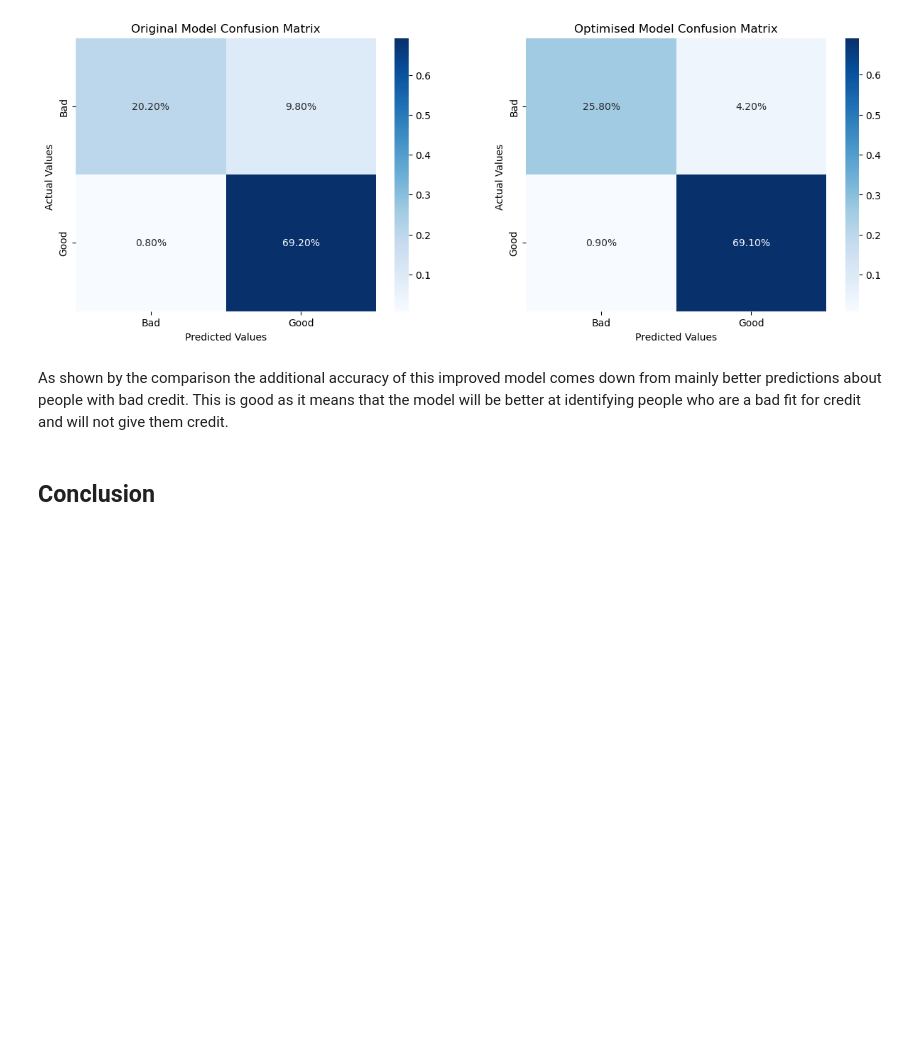
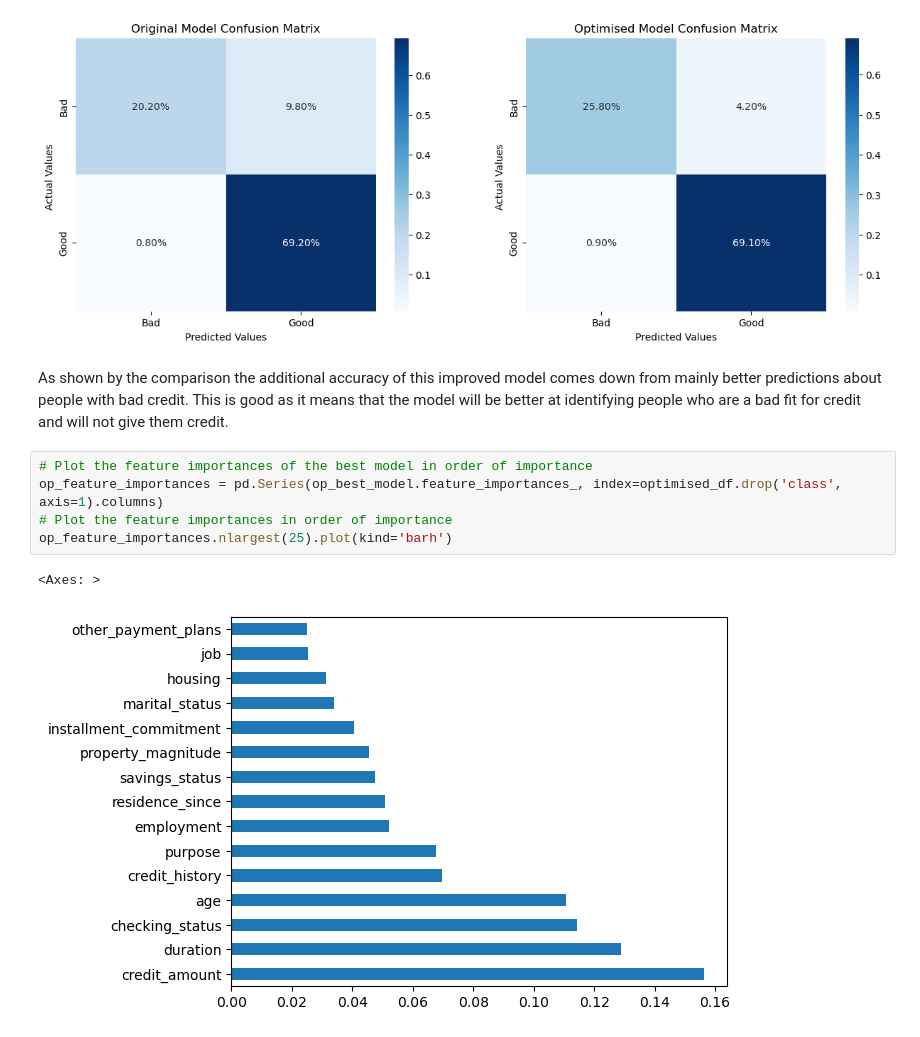
Before and after one commit to ajayvarghese2000/22WSD074-Machine-Learning-Principles-CW2, a Jupyter notebook: code.ipynb, the cells around one changed output. Saved outputs shown, nothing was run; the diff lists cells and outputs as text; blank space fills up the shorter version.

```diff
--- a/code.ipynb
+++ b/code.ipynb
@@ -1531,5 +1532,11 @@ ax2.yaxis.set_ticklabels(['Bad', 'Good'])
 [figure]
 # %% [markdown]
 As shown by the comparison the additional accuracy of this improved model comes down from mainly better predictions about people with bad credit. This is good as it means that the model will be better at identifying people who are a bad fit for credit and will not give them credit.
-# %% [markdown]
-## Conclusion
+# %%
+# Plot the feature importances of the best model in order of importance
+op_feature_importances = pd.Series(op_best_model.feature_importances_, index=optimised_df.drop('class', axis=1).columns)
+# Plot the feature importances in order of importance
+op_feature_importances.nlargest(25).plot(kind='barh')
+# %% [output]
+<Axes: >
+[figure, added]
```
Also changed, not shown: parts of 2 cells of this notebook.
